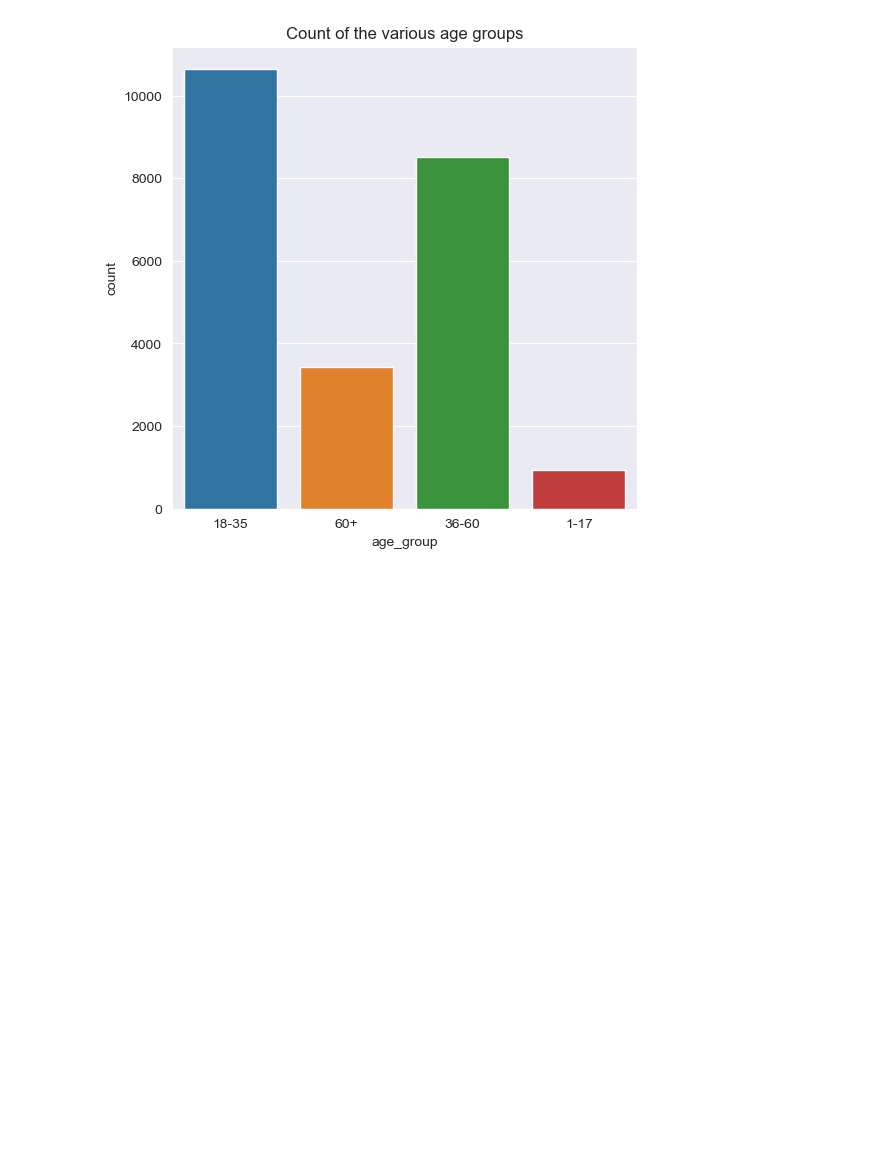
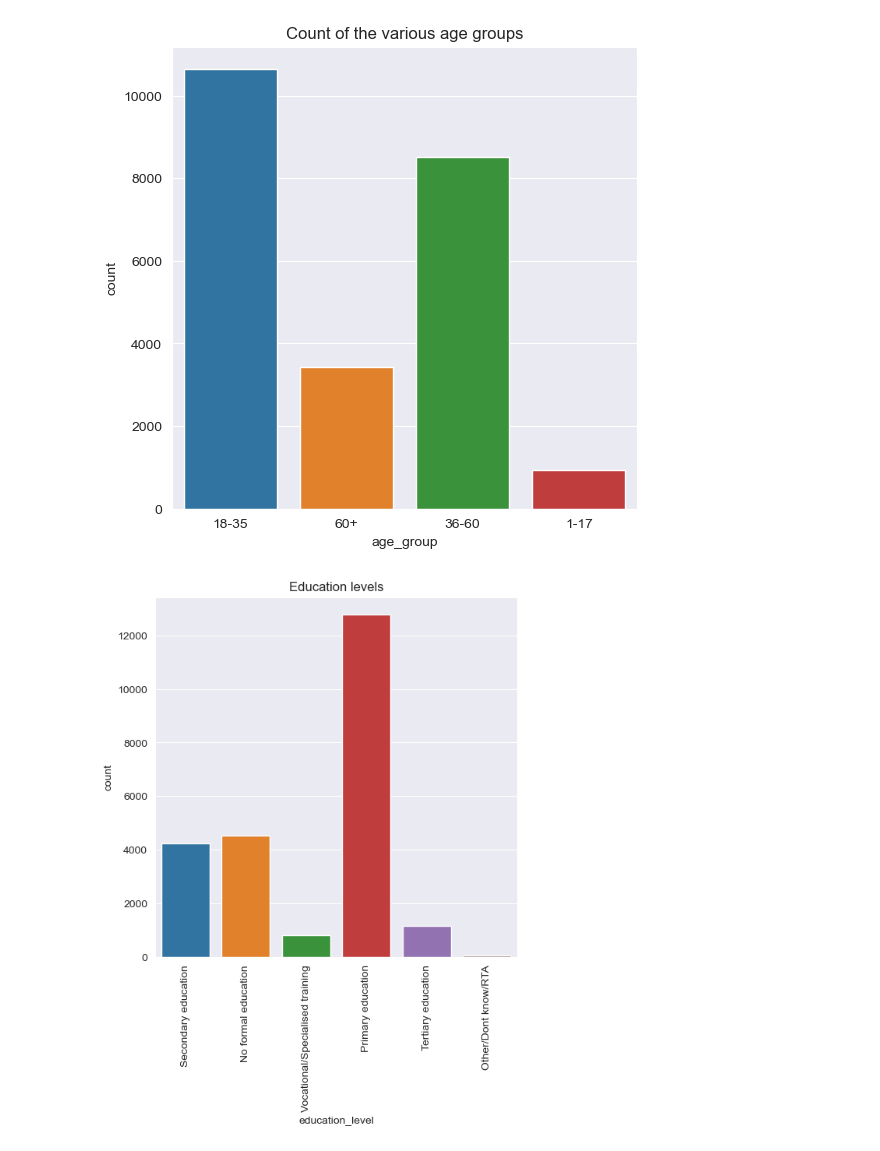
Before and after one commit to Jefest1/financial_inclusion, a Jupyter notebook: fin_inc.ipynb, the cells around one changed output. Drawn from its saved outputs; the diff is of its cells as text; code cells hidden in the pictures; blank space fills up the shorter version.

```diff
--- a/fin_inc.ipynb
+++ b/fin_inc.ipynb
@@ -235,3 +235,10 @@ plt.figure(figsize = (6,6))
 sns.countplot(x= 'age_group', data=fin_data_df).set(title='Count of the various age groups');
 # %% [output]
 [figure]
+# %%
+# Distributon of education levels
+plt.figure(figsize=(6,6))
+sns.countplot(x='education_level', data=fin_data_df).set(title="Education levels")
+plt.xticks(rotation=90);
+# %% [output]
+[figure, added]
```
Also changed, not shown: parts of 5 cells of this notebook.
